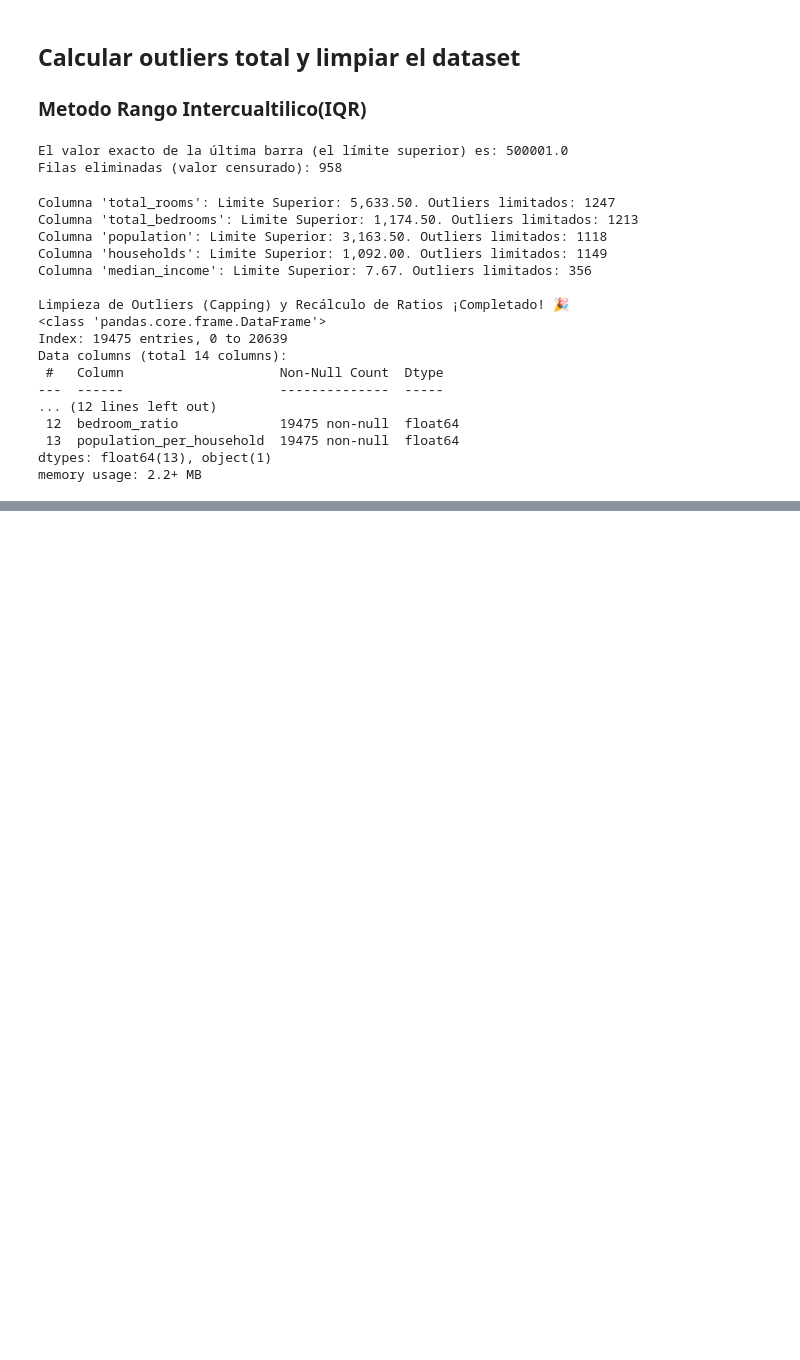
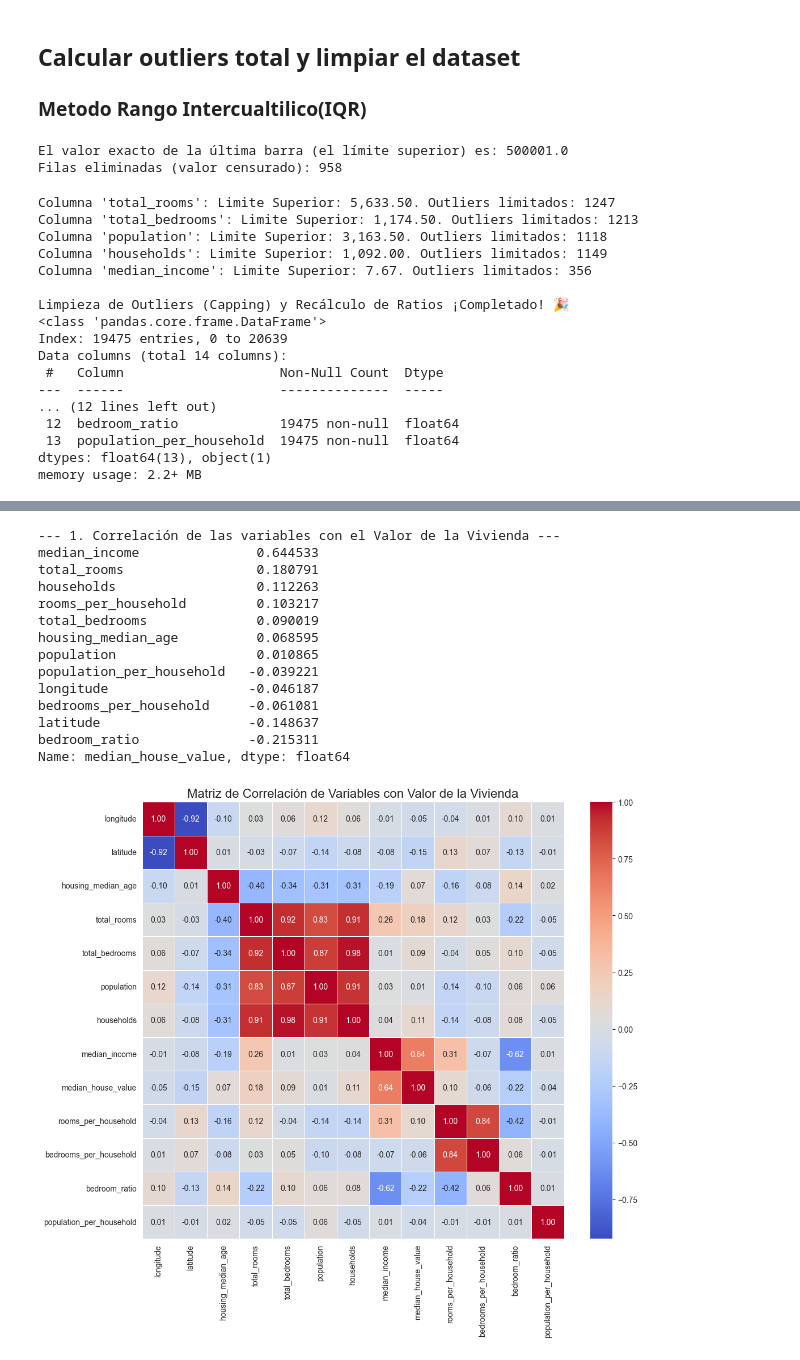
Before and after one commit to wilhayla/THE_HATCH_CHALLENGE_01, a Jupyter notebook: analisis_casas_california.ipynb, the cells around one changed output, grey strips where cells are left out. Cells and saved outputs as stored; diff of their text form; code cells hidden in the pictures; blank space fills up the shorter version.

Commit message:
Crear columnas nuevas, verificar si hay outliers, limpiar dataset de outliers, anlalisis exploratorio EDA

```diff
--- a/analisis_casas_california.ipynb
+++ b/analisis_casas_california.ipynb
@@ -272,0 +331,48 @@ memory usage: 2.2+ MB
+# %%
+# ANALISIS DE CORRELACIONES DE DATOS
+
+numeric_columns = df_final.select_dtypes(include=['float64', 'int64']).columns
+
+# 1. Calcular la matriz de correlación completa
+# El método .corr() calcula el coeficiente de Pearson entre todas las parejas de variables.
+matriz_correlacion = df_final[numeric_columns].corr()
+
+# --- Análisis: Correlación con la variable objetivo ---
+
+print("--- 1. Correlación de las variables con el Valor de la Vivienda ---")
+
+# Seleccionar la fila/columna de la variable objetivo y ordenarla
+correlacion_con_precio = matriz_correlacion['median_house_value'].sort_values(ascending=False)
+
+# Usamos .drop() para eliminar la correlación de la variable consigo misma (que siempre es 1.0)
+print(correlacion_con_precio.drop('median_house_value'))
+
+# --- Visualización: Mapa de Calor (Heatmap) ---
+
+plt.figure(figsize=(12, 10))
+sns.heatmap(
+    matriz_correlacion,
+    annot=True,          # Mostrar el valor del coeficiente en cada celda
+    cmap='coolwarm',     # Esquema de color: rojo/azul para negativo/positivo
+    fmt=".2f",           # Formato a dos decimales
+    linewidths=.5,       # Líneas para separar las celdas
+    cbar=True            # Mostrar la barra de color
+)
+plt.title('Matriz de Correlación de Variables con Valor de la Vivienda', fontsize=16)
+plt.show()
+# %% [output]
+--- 1. Correlación de las variables con el Valor de la Vivienda ---
+median_income               0.644533
+total_rooms                 0.180791
+households                  0.112263
+rooms_per_household         0.103217
+total_bedrooms              0.090019
+housing_median_age          0.068595
+population                  0.010865
+population_per_household   -0.039221
+longitude                  -0.046187
+bedrooms_per_household     -0.061081
+latitude                   -0.148637
+bedroom_ratio              -0.215311
+Name: median_house_value, dtype: float64
+[figure, added]
```
Also changed, not shown: parts of 6 cells of this notebook.
